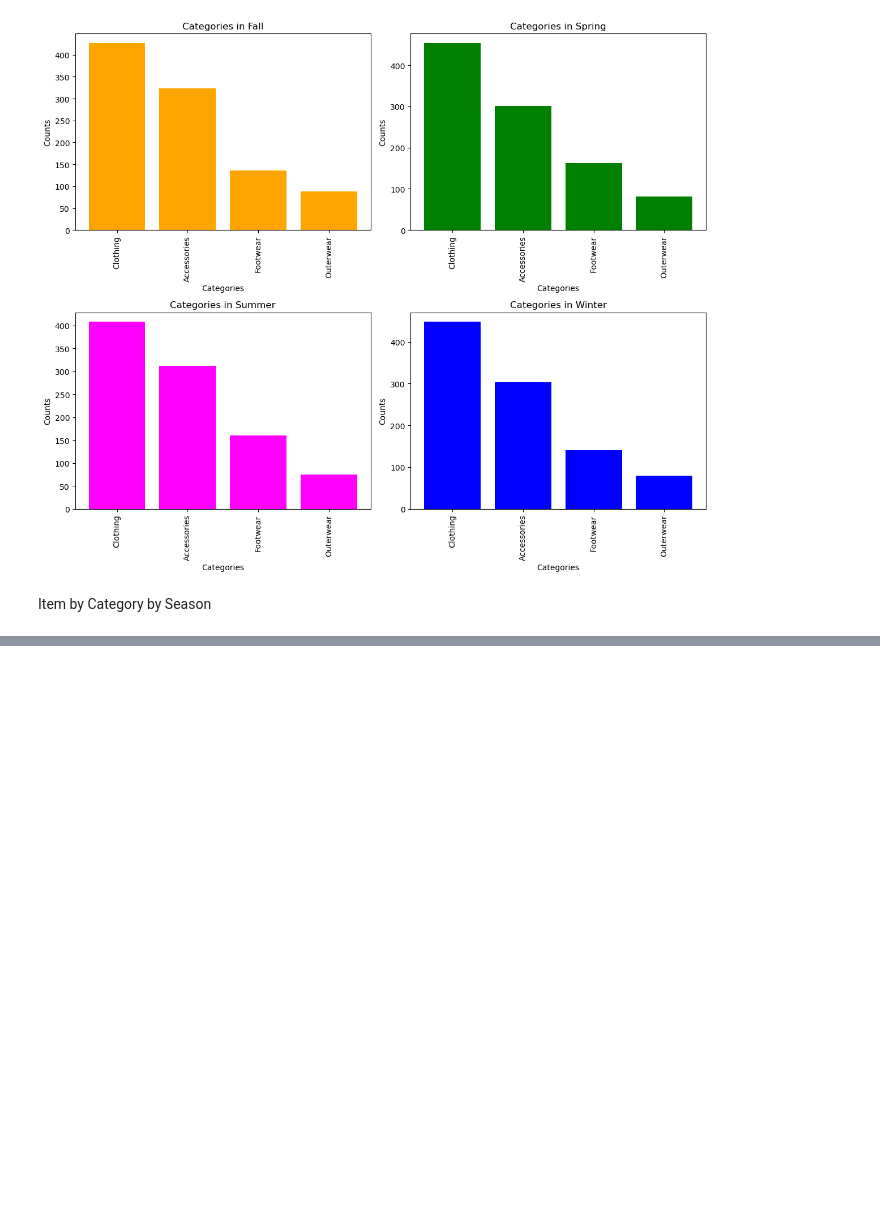
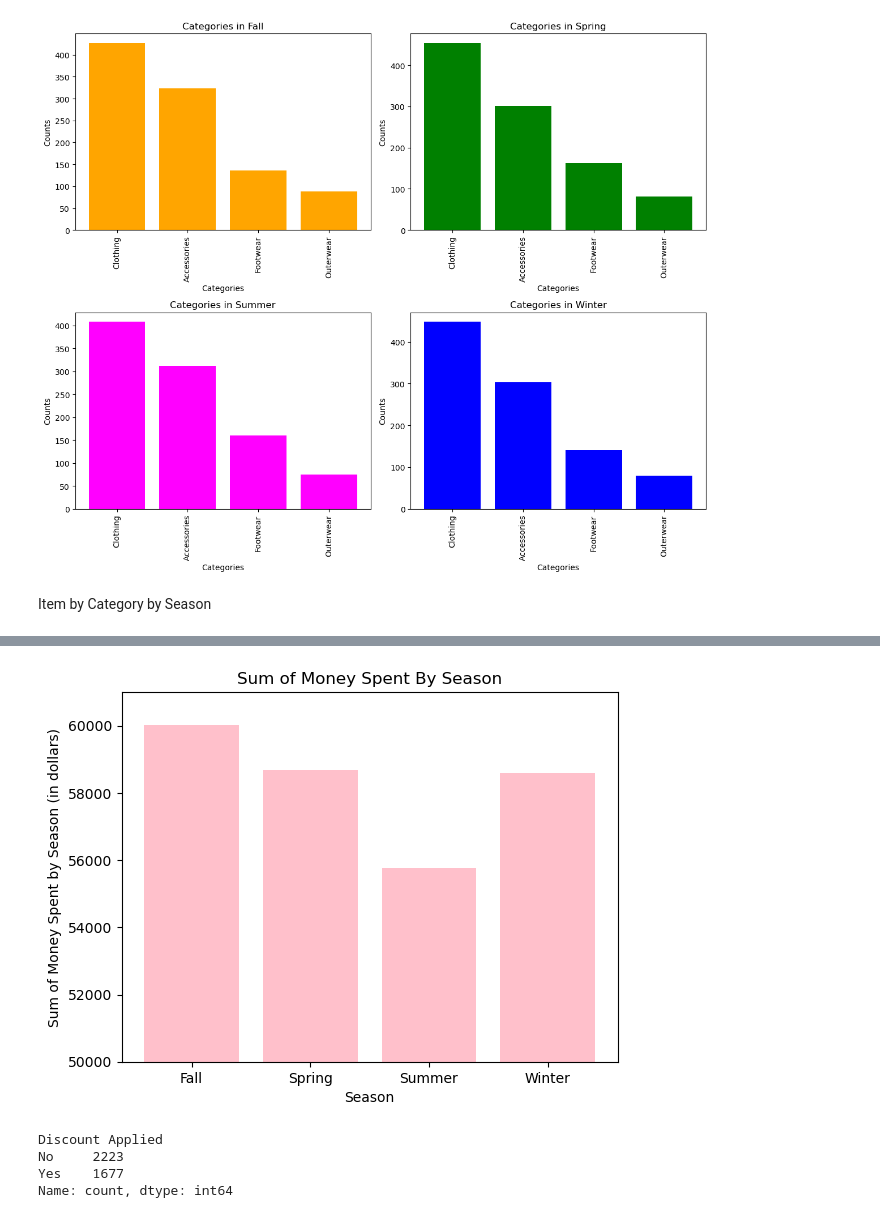
Before and after one commit to KPate04/IntroDataMining, a Jupyter notebook: Project_1/shopping_list.ipynb, the cells around one changed output, grey strips where cells are left out. Cells and saved outputs as stored; diff of their text form; code cells hidden in the pictures; blank space fills up the shorter version.

```diff
--- a/Project_1/shopping_list.ipynb
+++ b/Project_1/shopping_list.ipynb
@@ -484,0 +462,21 @@ plt.show()
+# %%
+money_spent = shopping_df[['Season', 'Purchase Amount (USD)', 'Discount Applied']]
+# %%
+money_spent_s = money_spent.groupby('Season')['Purchase Amount (USD)'].sum()
+# %%
+plt.bar(money_spent_s.index, money_spent_s.values, color='pink', bottom=None, align='center', data=None)
+plt.title('Sum of Money Spent By Season')
+plt.xlabel('Season')
+plt.ylabel('Sum of Money Spent by Season (in dollars)')
+plt.ylim(50000, 61000)
+plt.show()
+# %% [output]
+[figure, added]
+# %%
+n = money_spent['Discount Applied'].value_counts()
+n
+# %% [output]
+Discount Applied
+No     2223
+Yes    1677
+Name: count, dtype: int64
```
Also changed, not shown: parts of 20 cells of this notebook, 7 other files.
